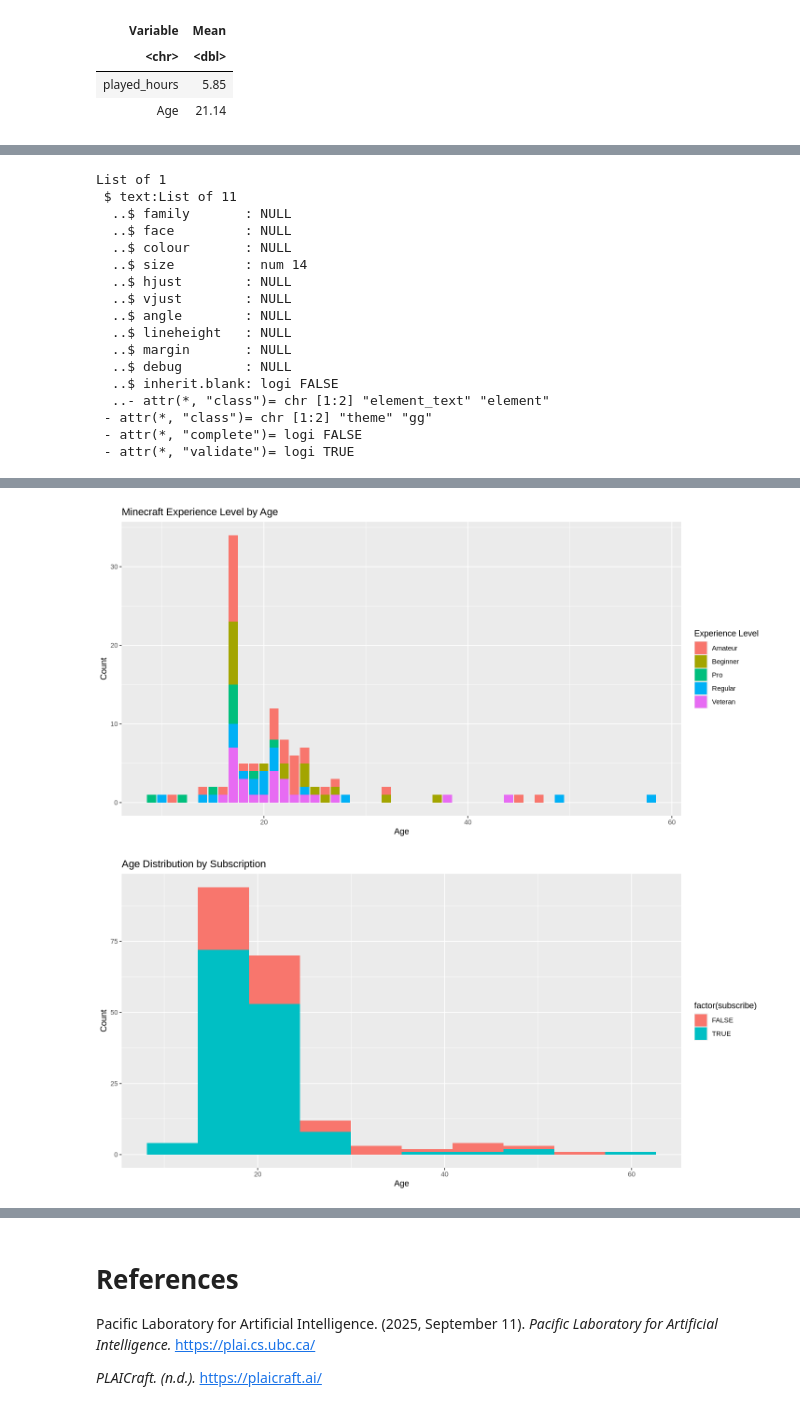
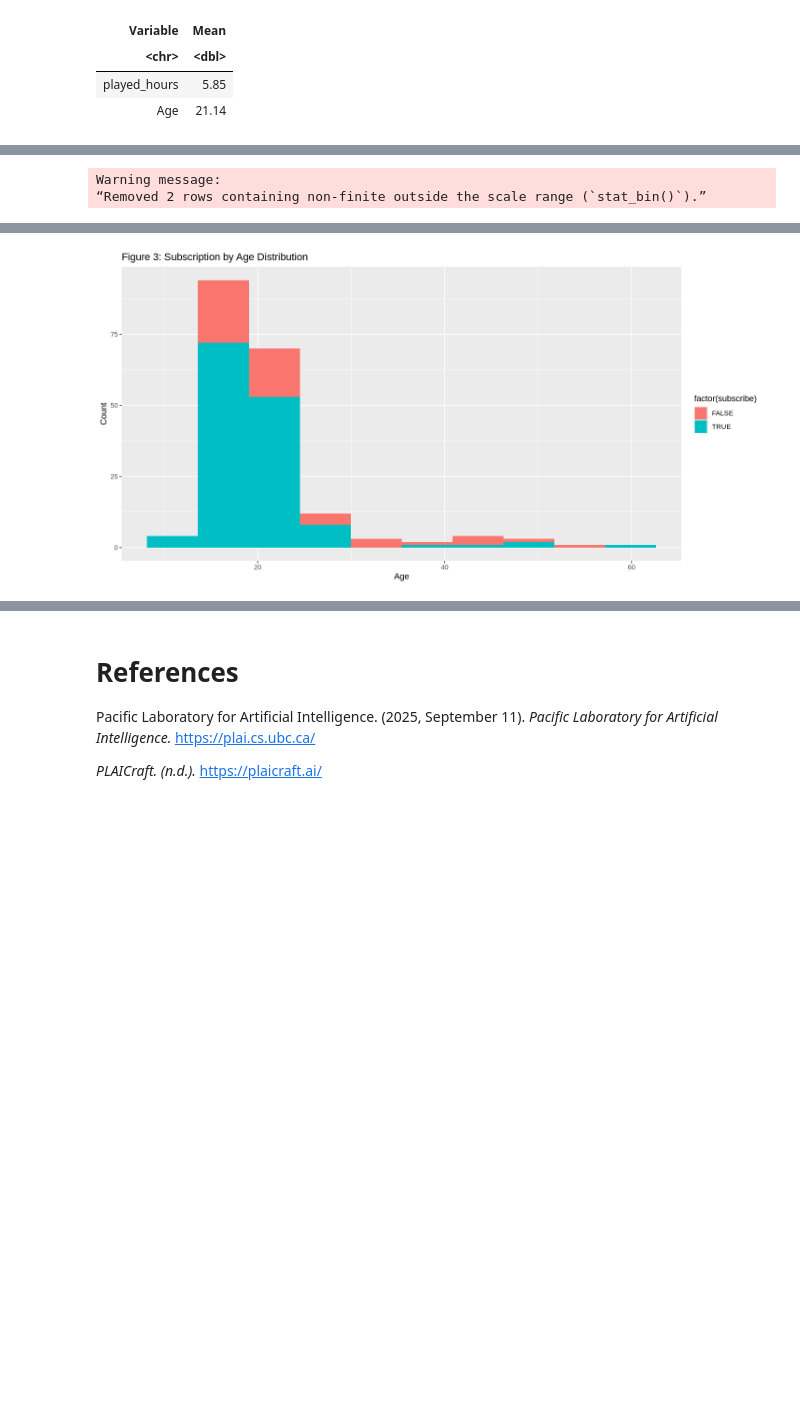
Before and after one commit to AjayAntonio77/DSCI-100-Final-Project, a Jupyter notebook: Final Group Project (R).ipynb, the cells around one changed output, grey strips where cells are left out. Saved outputs shown, nothing was run; the diff lists cells and outputs as text; code cells hidden in the pictures; blank space fills up the shorter version.

Commit message:
Methods & Results, Discussion
- Refining methods & results part by order the tables/graphics and provide the analysis as well
- Starting the discussion part

```diff
--- a/Final Group Project (R).ipynb
+++ b/Final Group Project (R).ipynb
@@ -236,21 +262,11 @@ minecraft_plot2
 # %%
-minecraft_plot3 <- ggplot(players_new, aes(x = Age, fill = experience)) +
-    geom_bar() +
-    labs(title = "Minecraft Experience Level by Age",
-         x = "Age",
-         y = "Count",
-         fill = 'Experience Level')
+# Histogram: Subscription by Age Distribution
+minecraft_plot3 <- ggplot(players, aes(x = Age, fill = factor(subscribe))) +
+  geom_histogram(bins = 10, position = "stack") +
+  labs(title = "Figure 3: Subscription by Age Distribution", x = "Age", y = "Count")
     theme(text = element_text(size = 14))
 
 minecraft_plot3
-
-# Histogram: Age distribution by subscription
-minecraft_plot4 <- ggplot(players, aes(x = Age, fill = factor(subscribe))) +
-  geom_histogram(bins = 10, position = "stack") +
-  labs(title = "Age Distribution by Subscription", x = "Age", y = "Count")
-    theme(text = element_text(size = 14))
-
-minecraft_plot4
 # %% [output]
 List of 1
  $ text:List of 11
@@ -269,20 +285,5 @@ List of 1
  - attr(*, "class")= chr [1:2] "theme" "gg"
  - attr(*, "complete")= logi FALSE
  - attr(*, "validate")= logi TRUE
-List of 1
- $ text:List of 11
-  ..$ family       : NULL
-  ..$ face         : NULL
-  ..$ colour       : NULL
-  ..$ size         : num 14
-  ..$ hjust        : NULL
-  ..$ vjust        : NULL
-  ..$ angle        : NULL
-  ..$ lineheight   : NULL
-  ..$ margin       : NULL
-  ..$ debug        : NULL
-  ..$ inherit.blank: logi FALSE
-  ..- attr(*, "class")= chr [1:2] "element_text" "element"
- - attr(*, "class")= chr [1:2] "theme" "gg"
- - attr(*, "complete")= logi FALSE
- - attr(*, "validate")= logi TRUE
+Warning message:
+“Removed 2 rows containing non-finite outside the scale range (`stat_bin()`).”
@@ -291,3 +290,2 @@ Warning message:
-[figure, old version]
+[figure, new version]
-[figure, removed]
 # %% [markdown]
```
Also changed, not shown: parts of 18 cells of this notebook.
